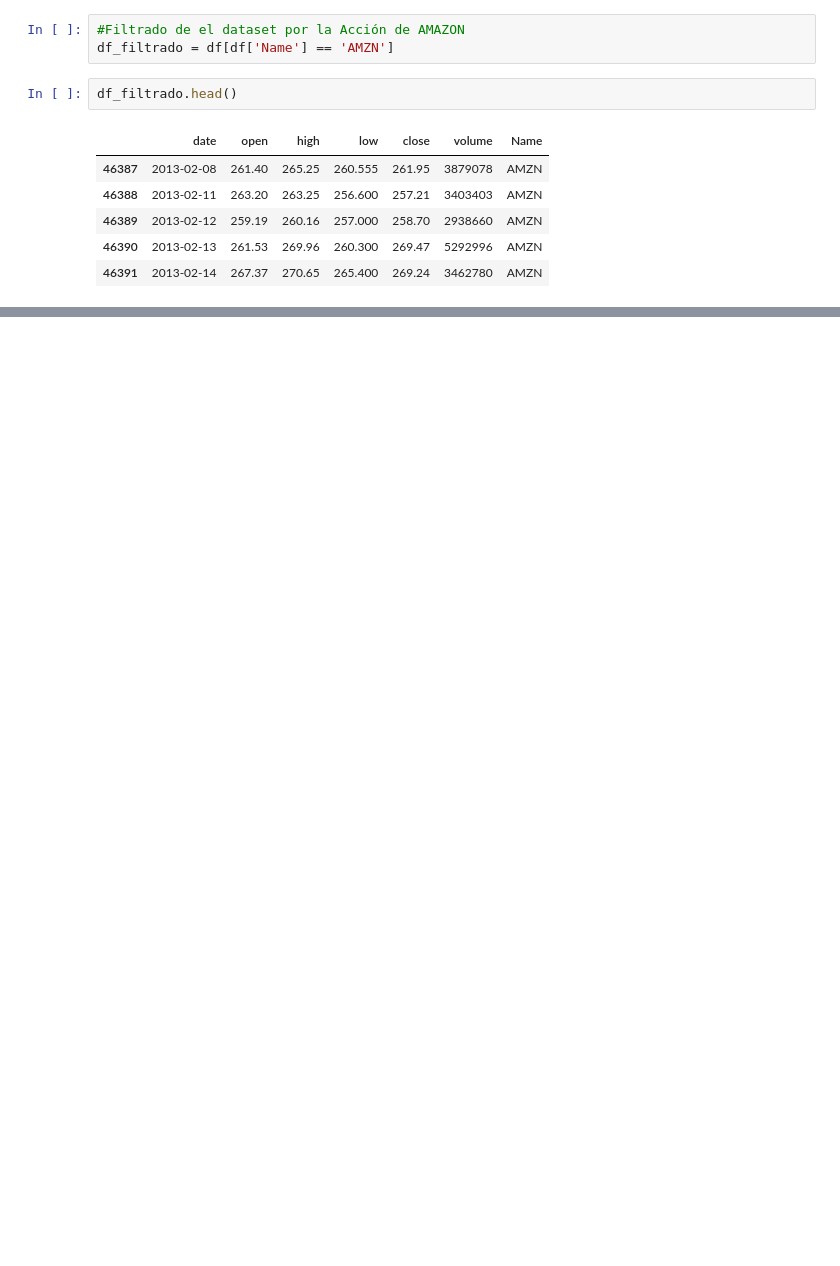
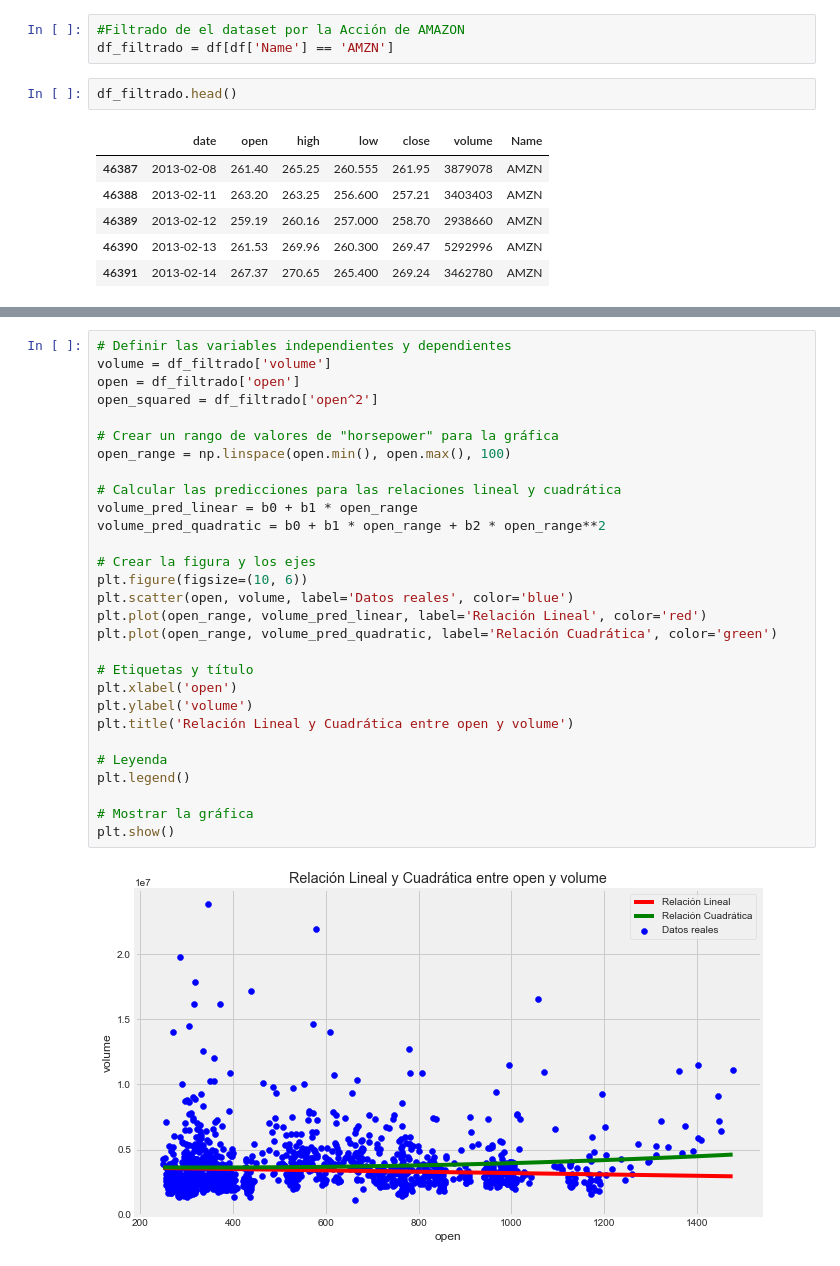
Before and after one commit to td2USA-20232/grupo1, a Jupyter notebook: test.ipynb, the cells around one changed output, grey strips where cells are left out. Cells and saved outputs as stored; diff of their text form; blank space fills up the shorter version.

```diff
--- a/test.ipynb
+++ b/test.ipynb
@@ -113,0 +193,31 @@ df_filtrado.head()
+# %%
+# Definir las variables independientes y dependientes
+volume = df_filtrado['volume']
+open = df_filtrado['open']
+open_squared = df_filtrado['open^2']
+
+# Crear un rango de valores de "horsepower" para la gráfica
+open_range = np.linspace(open.min(), open.max(), 100)
+
+# Calcular las predicciones para las relaciones lineal y cuadrática
+volume_pred_linear = b0 + b1 * open_range
+volume_pred_quadratic = b0 + b1 * open_range + b2 * open_range**2
+
+# Crear la figura y los ejes
+plt.figure(figsize=(10, 6))
+plt.scatter(open, volume, label='Datos reales', color='blue')
+plt.plot(open_range, volume_pred_linear, label='Relación Lineal', color='red')
+plt.plot(open_range, volume_pred_quadratic, label='Relación Cuadrática', color='green')
+
+# Etiquetas y título
+plt.xlabel('open')
+plt.ylabel('volume')
+plt.title('Relación Lineal y Cuadrática entre open y volume')
+
+# Leyenda
+plt.legend()
+
+# Mostrar la gráfica
+plt.show()
+# %% [output]
+[figure, added]
```
Also changed, not shown: parts of 5 cells of this notebook.
